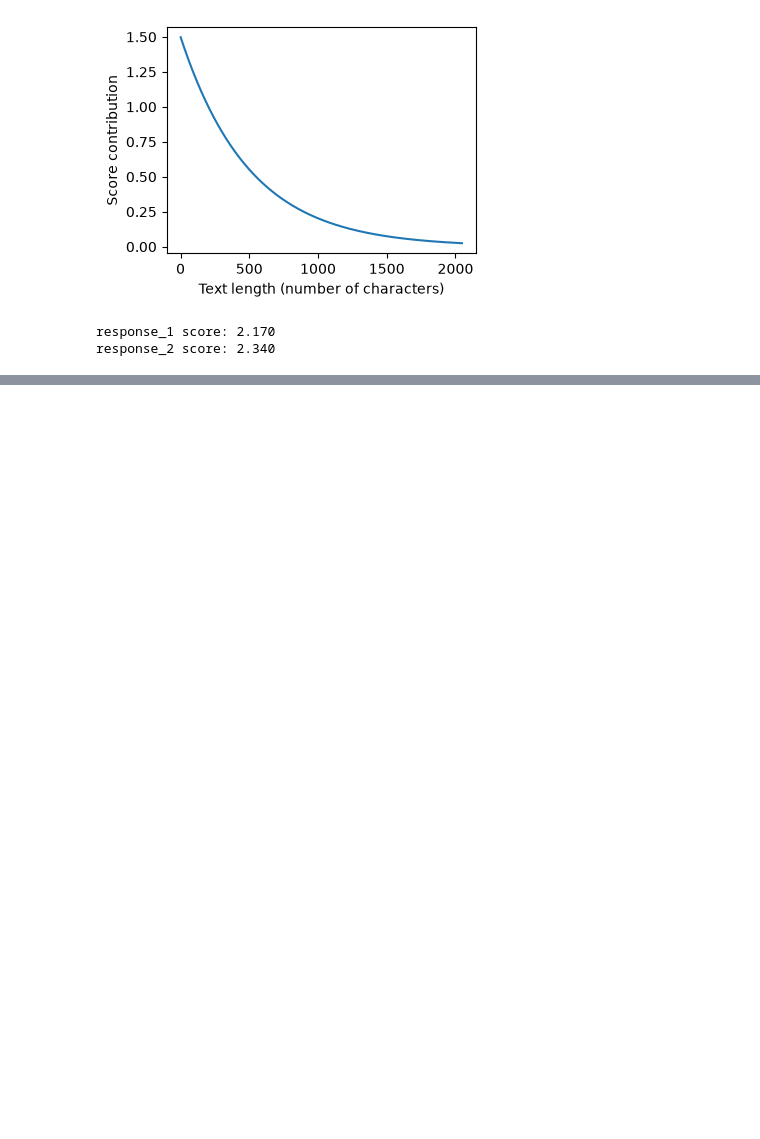
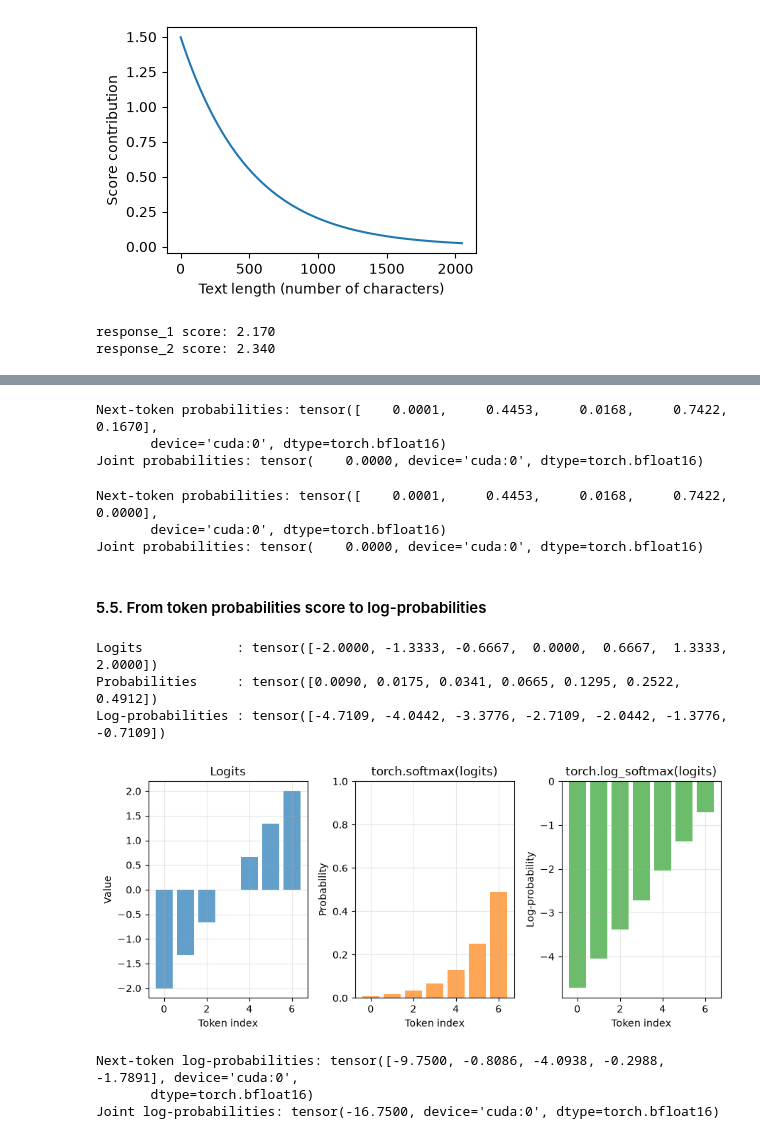
Before and after one commit to ershubhamkrsahu/DumLRM, a Jupyter notebook: src/dumlrm/chapters/ch05_self_refinement.ipynb, the cells around one changed output, grey strips where cells are left out. Cells and saved outputs as stored; diff of their text form; code cells hidden in the pictures; blank space fills up the shorter version.

```diff
--- a/src/dumlrm/chapters/ch05_self_refinement.ipynb
+++ b/src/dumlrm/chapters/ch05_self_refinement.ipynb
@@ -189,0 +220,64 @@ response_2 score: 2.340
+# %%
+calc_next_token_probs(
+    model, tokenizer, device=device,
+    prompt="The capital of Germany is Berlin"
+)
+# %% [output]
+Next-token probabilities: tensor([    0.0001,     0.4453,     0.0168,     0.7422,     0.1670],
+       device='cuda:0', dtype=torch.bfloat16)
+Joint probabilities: tensor(    0.0000, device='cuda:0', dtype=torch.bfloat16)
+# %%
+calc_next_token_probs(
+    model, tokenizer, device=device,
+    prompt="The capital of Germany is Bridge"
+)
+# %% [output]
+Next-token probabilities: tensor([    0.0001,     0.4453,     0.0168,     0.7422,     0.0000],
+       device='cuda:0', dtype=torch.bfloat16)
+Joint probabilities: tensor(    0.0000, device='cuda:0', dtype=torch.bfloat16)
+# %% [markdown]
+#### 5.5. From token probabilities score to log-probabilities
+# %%
+logits = torch.linspace(-2, 2, steps=7)
+probas = torch.softmax(logits, dim=-1)
+log_probas = torch.log_softmax(logits, dim=-1)
+print("Logits            :", logits)
+print("Probabilities     :", probas)
+print("Log-probabilities :", log_probas)
+# %% [output]
+Logits            : tensor([-2.0000, -1.3333, -0.6667,  0.0000,  0.6667,  1.3333,  2.0000])
+Probabilities     : tensor([0.0090, 0.0175, 0.0341, 0.0665, 0.1295, 0.2522, 0.4912])
+Log-probabilities : tensor([-4.7109, -4.0442, -3.3776, -2.7109, -2.0442, -1.3776, -0.7109])
+# %%
+plt.figure(figsize=(9, 4))
+
+# Logits
+plt.subplot(1, 3, 1)
+plt.bar(range(len(logits)), logits, color="C0", alpha=0.7)
+plt.title("Logits")
+plt.xlabel("Token index")
+plt.ylabel("Value")
+plt.grid(alpha=0.3)
+
+# Softmax
+plt.subplot(1, 3, 2)
+plt.bar(range(len(probas)), probas, color="C1", alpha=0.7)
+plt.title("torch.softmax(logits)")
+plt.xlabel("Token index")
+plt.ylabel("Probability")
+plt.ylim(0, 1)
+plt.grid(alpha=0.3)
+
+# Log-softmax
+plt.subplot(1, 3, 3)
+plt.bar(range(len(log_probas)), log_probas, color="C2", alpha=0.7)
+plt.title("torch.log_softmax(logits)")
+plt.xlabel("Token index")
+plt.ylabel("Log-probability")
+plt.grid(alpha=0.3)
+
+plt.tight_layout()
+plt.savefig("logits_softmax_log_softmax.pdf")
+plt.show()
+# %% [output]
+[figure, added]
@@ -189,0 +310,9 @@ response_2 score: 2.340
+# %%
+calc_next_token_logprobs(
+    model, tokenizer, device=device,
+    prompt="The capital of Germany is Berlin"
+)
+# %% [output]
+Next-token log-probabilities: tensor([-9.7500, -0.8086, -4.0938, -0.2988, -1.7891], device='cuda:0',
+       dtype=torch.bfloat16)
+Joint log-probabilities: tensor(-16.7500, device='cuda:0', dtype=torch.bfloat16)
```
Also changed, not shown: parts of 5 cells of this notebook, 1 other file.
